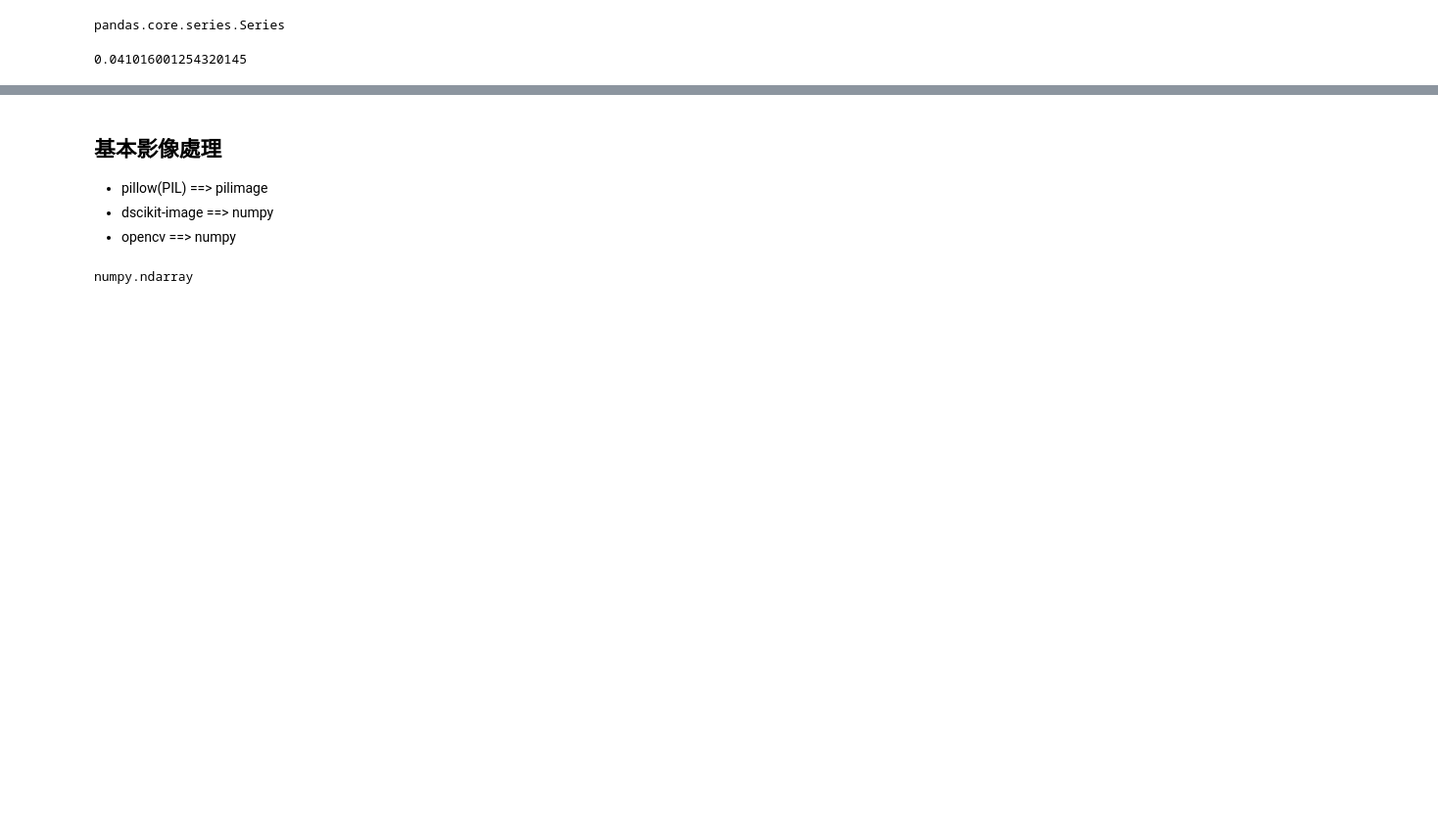
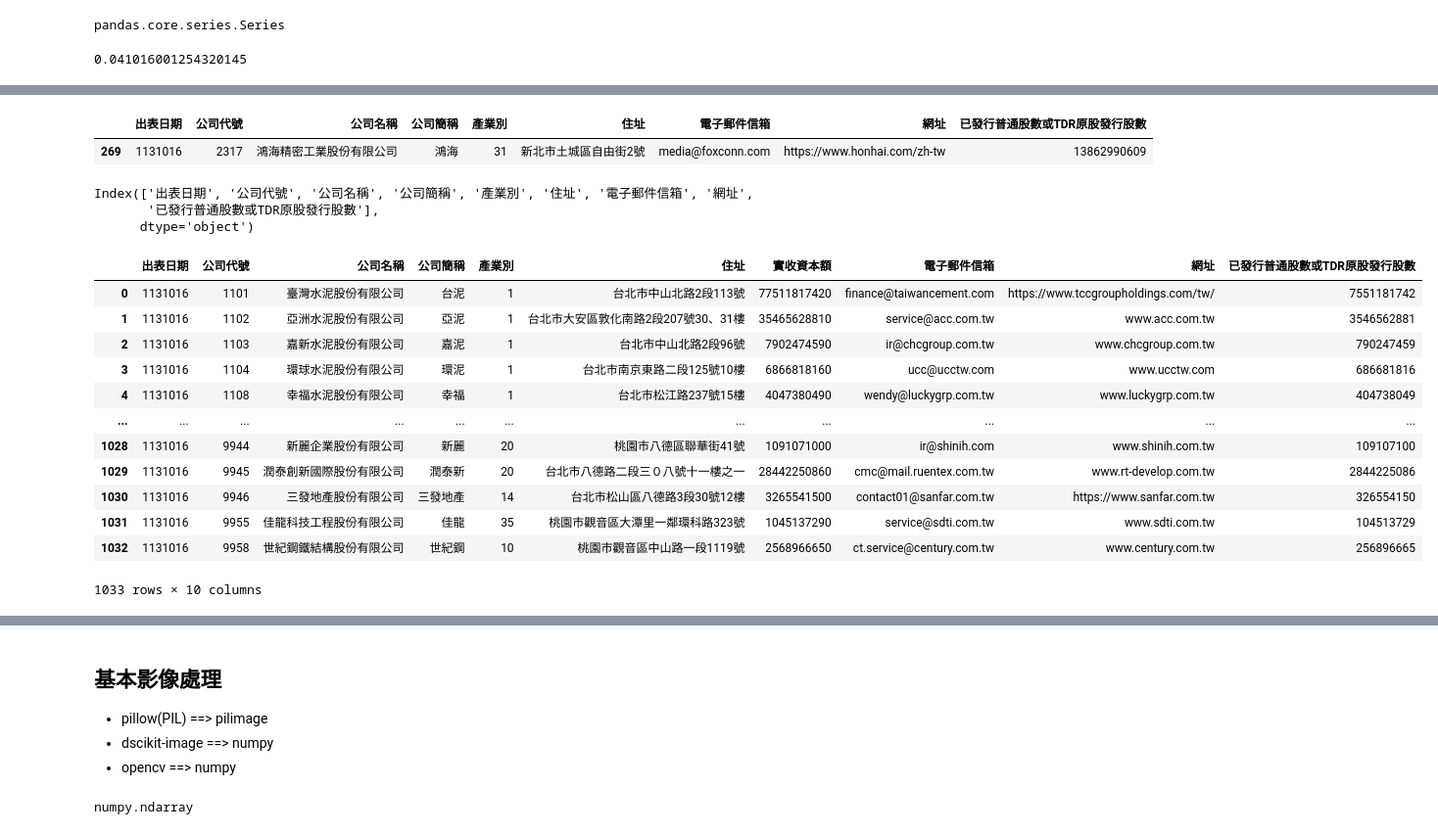
Before and after one commit to andy952359/20240829-python-note, a Jupyter notebook: 20240830.ipynb, the cells around one changed output, grey strips where cells are left out. Shown at 98% size. Cells and saved outputs as stored; diff of their text form; code cells hidden in the pictures; blank space fills up the shorter version.

```diff
--- a/20240830.ipynb
+++ b/20240830.ipynb
@@ -648,0 +814,4 @@ df.Close.iloc[0]
+# %%
+import pandas as pd
+url = "https://mopsfin.twse.com.tw/opendata/t187ap03_L.csv"
+df = pd.read_csv(url)
@@ -648,0 +865,30 @@ df.Close.iloc[0]
+# %%
+df[df["公司代號"] == 2317]
+# %% [output]
+|  | 出表日期 | 公司代號 | 公司名稱 | 公司簡稱 | 產業別 | 住址 | 電子郵件信箱 | 網址 | 已發行普通股數或TDR原股發行股數 |
+| 269 | 1131016 | 2317 | 鴻海精密工業股份有限公司 | 鴻海 | 31 | 新北市土城區自由街2號 | media@foxconn.com | https://www.honhai.com/zh-tw | 13862990609 |
+# %%
+df.columns
+# %% [output]
+Index(['出表日期', '公司代號', '公司名稱', '公司簡稱', '產業別', '住址', '電子郵件信箱', '網址',
+       '已發行普通股數或TDR原股發行股數'],
+      dtype='object')
+# %%
+col = ['出表日期', '公司代號', '公司名稱', '公司簡稱', '產業別', '住址', '實收資本額', '電子郵件信箱',
+       '網址', '已發行普通股數或TDR原股發行股數' ]
+df = df[col]
+df
+# %% [output]
+|  | 出表日期 | 公司代號 | 公司名稱 | 公司簡稱 | 產業別 | 住址 | 實收資本額 | 電子郵件信箱 | 網址 | 已發行普通股數或TDR原股發行股數 |
+| 0 | 1131016 | 1101 | 臺灣水泥股份有限公司 | 台泥 | 1 | 台北市中山北路2段113號 | 77511817420 | finance@taiwancement.com | https://www.tccgroupholdings.com/tw/ | 7551181742 |
+| 1 | 1131016 | 1102 | 亞洲水泥股份有限公司 | 亞泥 | 1 | 台北市大安區敦化南路2段207號30、31樓 | 35465628810 | service@acc.com.tw | www.acc.com.tw | 3546562881 |
+| 2 | 1131016 | 1103 | 嘉新水泥股份有限公司 | 嘉泥 | 1 | 台北市中山北路2段96號 | 7902474590 | ir@chcgroup.com.tw | www.chcgroup.com.tw | 790247459 |
+| 3 | 1131016 | 1104 | 環球水泥股份有限公司 | 環泥 | 1 | 台北市南京東路二段125號10樓 | 6866818160 | ucc@ucctw.com | www.ucctw.com | 686681816 |
+| 4 | 1131016 | 1108 | 幸福水泥股份有限公司 | 幸福 | 1 | 台北市松江路237號15樓 | 4047380490 | wendy@luckygrp.com.tw | www.luckygrp.com.tw | 404738049 |
+| ... | ... | ... | ... | ... | ... | ... | ... | ... | ... | ... |
+| 1028 | 1131016 | 9944 | 新麗企業股份有限公司 | 新麗 | 20 | 桃園市八德區聯華街41號 | 1091071000 | ir@shinih.com | www.shinih.com.tw | 109107100 |
+| 1029 | 1131016 | 9945 | 潤泰創新國際股份有限公司 | 潤泰新 | 20 | 台北市八德路二段三０八號十一樓之一 | 28442250860 | cmc@mail.ruentex.com.tw | www.rt-develop.com.tw | 2844225086 |
+| 1030 | 1131016 | 9946 | 三發地產股份有限公司 | 三發地產 | 14 | 台北市松山區八德路3段30號12樓 | 3265541500 | contact01@sanfar.com.tw | https://www.sanfar.com.tw | 326554150 |
+| 1031 | 1131016 | 9955 | 佳龍科技工程股份有限公司 | 佳龍 | 35 | 桃園市觀音區大潭里一鄰環科路323號 | 1045137290 | service@sdti.com.tw | www.sdti.com.tw | 104513729 |
+| 1032 | 1131016 | 9958 | 世紀鋼鐵結構股份有限公司 | 世紀鋼 | 10 | 桃園市觀音區中山路一段1119號 | 2568966650 | ct.service@century.com.tw | www.century.com.tw | 256896665 |
+1033 rows × 10 columns
```
Also changed, not shown: parts of 26 cells of this notebook.
